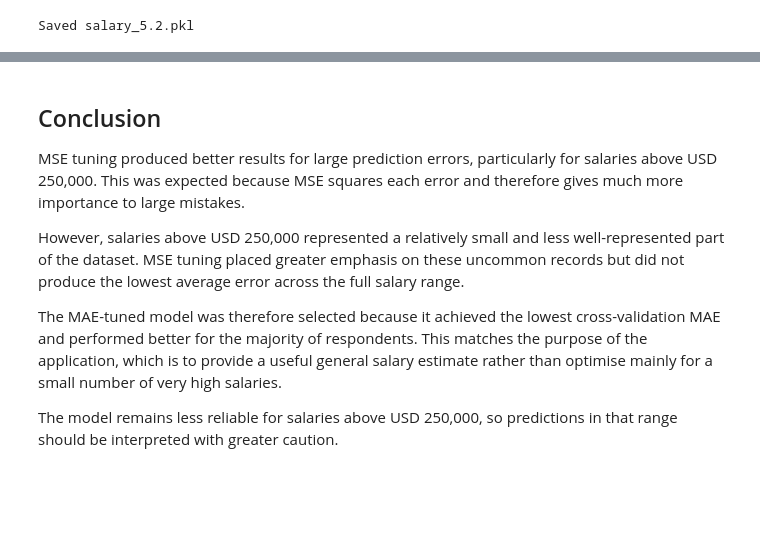
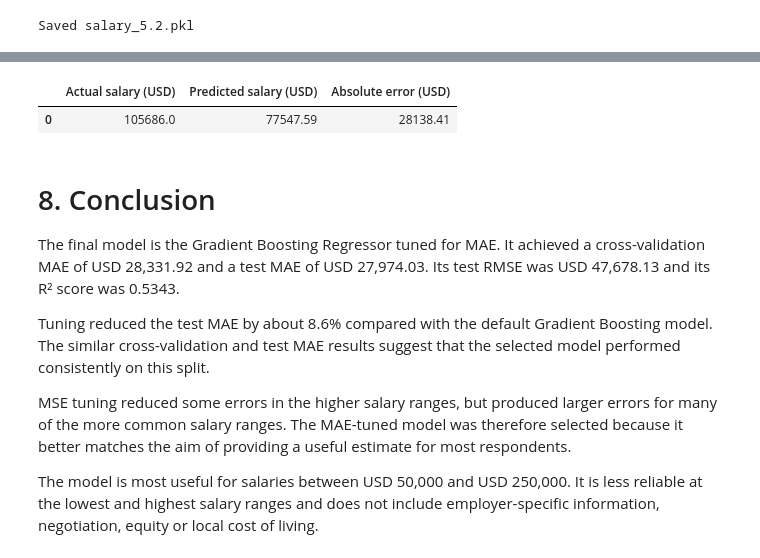
Before and after one commit to bananashakes/schoolprojectss, a Jupyter notebook: salary_5.2.ipynb, the cells around one changed output, grey strips where cells are left out. Saved outputs shown, nothing was run; the diff lists cells and outputs as text; code cells hidden in the pictures; blank space fills up the shorter version.

Commit message:
added more detailed interpretations, added example prediction, reduce hyperparam values for rf from 4 to 3

```diff
--- a/salary_5.2.ipynb
+++ b/salary_5.2.ipynb
@@ -1579,10 +1584,30 @@ Saved salary_5.2.pkl
+# %%
+## Predict the salary for one unseen test record
+example_position = 0
+
+example_actual = float(y_test.iloc[example_position])
+example_prediction = float(
+    best_model.predict(x_test.iloc[[example_position]])[0]
+)
+example_error = abs(example_actual - example_prediction)
+
+prediction_example = pd.DataFrame({
+    'Actual salary (USD)': [example_actual],
+    'Predicted salary (USD)': [example_prediction],
+    'Absolute error (USD)': [example_error]
+})
+
+prediction_example.round(2)
+# %% [output]
+|  | Actual salary (USD) | Predicted salary (USD) | Absolute error (USD) |
+| 0 | 105686.0 | 77547.59 | 28138.41 |
 # %% [markdown]
-## Conclusion
+# 8. Conclusion
 
-MSE tuning produced better results for large prediction errors, particularly for salaries above USD 250,000. This was expected because MSE squares each error and therefore gives much more importance to large mistakes.
+The final model is the Gradient Boosting Regressor tuned for MAE. It achieved a cross-validation MAE of USD 28,331.92 and a test MAE of USD 27,974.03. Its test RMSE was USD 47,678.13 and its R² score was 0.5343.
 
-However, salaries above USD 250,000 represented a relatively small and less well-represented part of the dataset. MSE tuning placed greater emphasis on these uncommon records but did not produce the lowest average error across the full salary range.
+Tuning reduced the test MAE by about 8.6% compared with the default Gradient Boosting model. The similar cross-validation and test MAE results suggest that the selected model performed consistently on this split.
 
-The MAE-tuned model was therefore selected because it achieved the lowest cross-validation MAE and performed better for the majority of respondents. This matches the purpose of the application, which is to provide a useful general salary estimate rather than optimise mainly for a small number of very high salaries.
+MSE tuning reduced some errors in the higher salary ranges, but produced larger errors for many of the more common salary ranges. The MAE-tuned model was therefore selected because it better matches the aim of providing a useful estimate for most respondents.
 
-The model remains less reliable for salaries above USD 250,000, so predictions in that range should be interpreted with greater caution.
+The model is most useful for salaries between USD 50,000 and USD 250,000. It is less reliable at the lowest and highest salary ranges and does not include employer-specific information, negotiation, equity or local cost of living.
```
Also changed, not shown: parts of 15 cells of this notebook.
